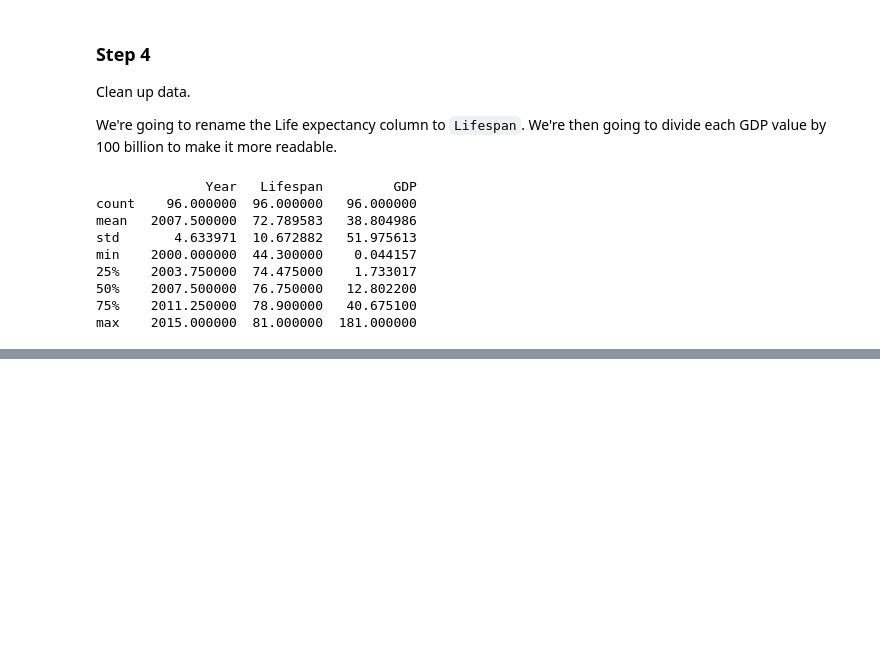
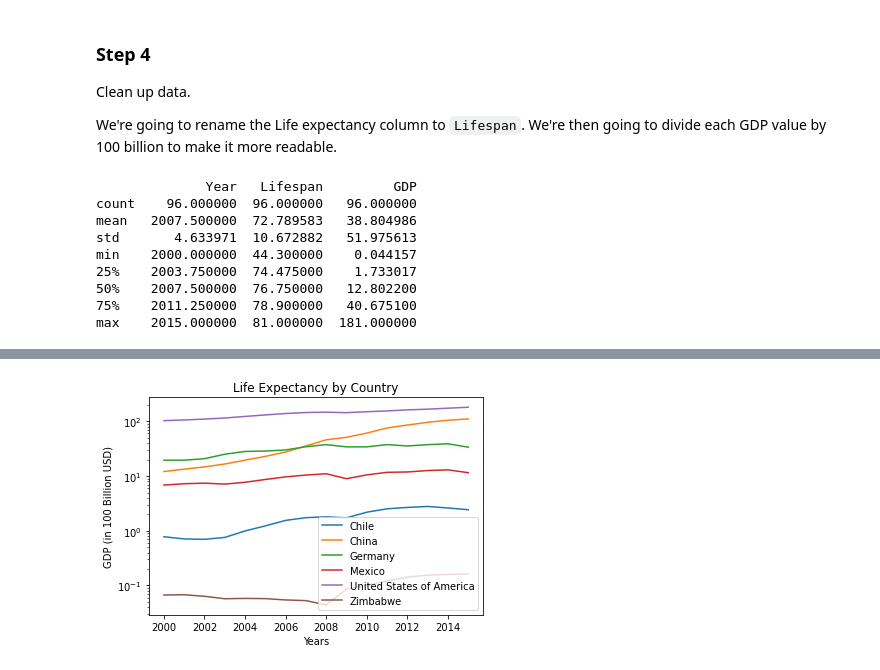
Before and after one commit to PNJaenichen/PNJaenichen.github.io, a Jupyter notebook: projects/OpenSourceCS/Codecademy/Life-Expectancy-and-GDP-Starter/life_expectancy_gdp.ipynb, the cells around one changed output, grey strips where cells are left out. Saved outputs shown, nothing was run; the diff lists cells and outputs as text; code cells hidden in the pictures; blank space fills up the shorter version.

```diff
--- a/projects/OpenSourceCS/Codecademy/Life-Expectancy-and-GDP-Starter/life_expectancy_gdp.ipynb
+++ b/projects/OpenSourceCS/Codecademy/Life-Expectancy-and-GDP-Starter/life_expectancy_gdp.ipynb
@@ -107,0 +122,11 @@ max    2015.000000  81.000000  181.000000
+# %%
+for country in df.Country.unique():
+  plt.plot(df.Year.unique(), df[df.Country == country].GDP)
+plt.title('Life Expectancy by Country')
+plt.legend(df.Country.unique())
+plt.ylabel('GDP (in 100 Billion USD)')
+plt.xlabel('Years')
+plt.yscale('log')
+plt.show()
+# %% [output]
+[figure, added]
```
Also changed, not shown: parts of 2 cells of this notebook.
